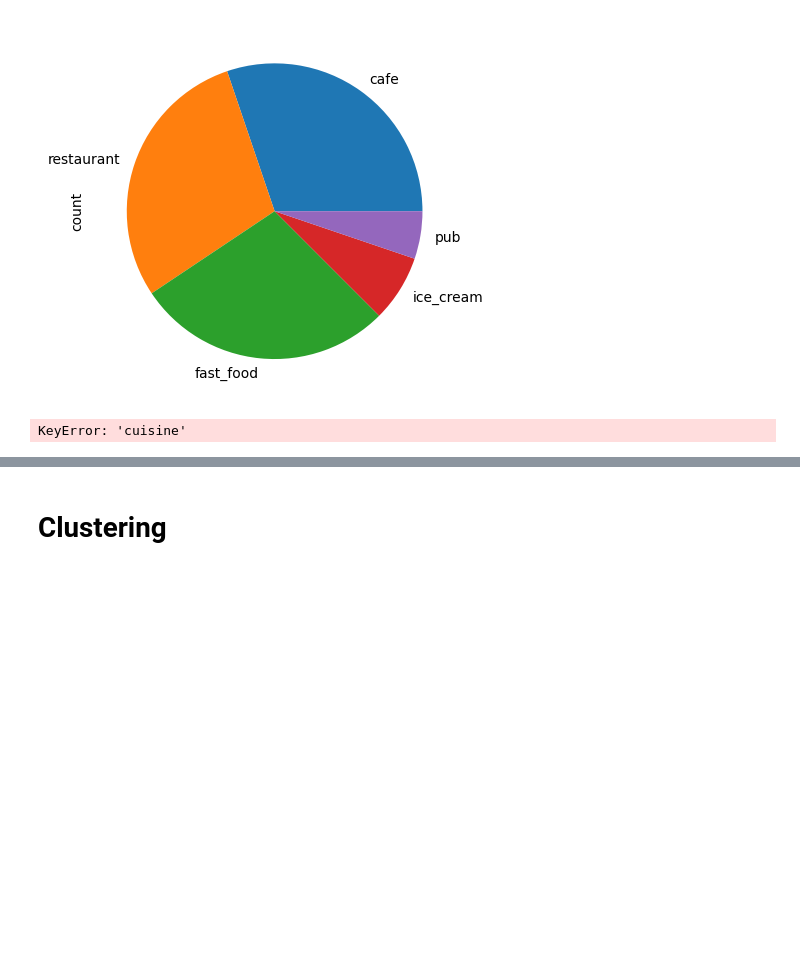
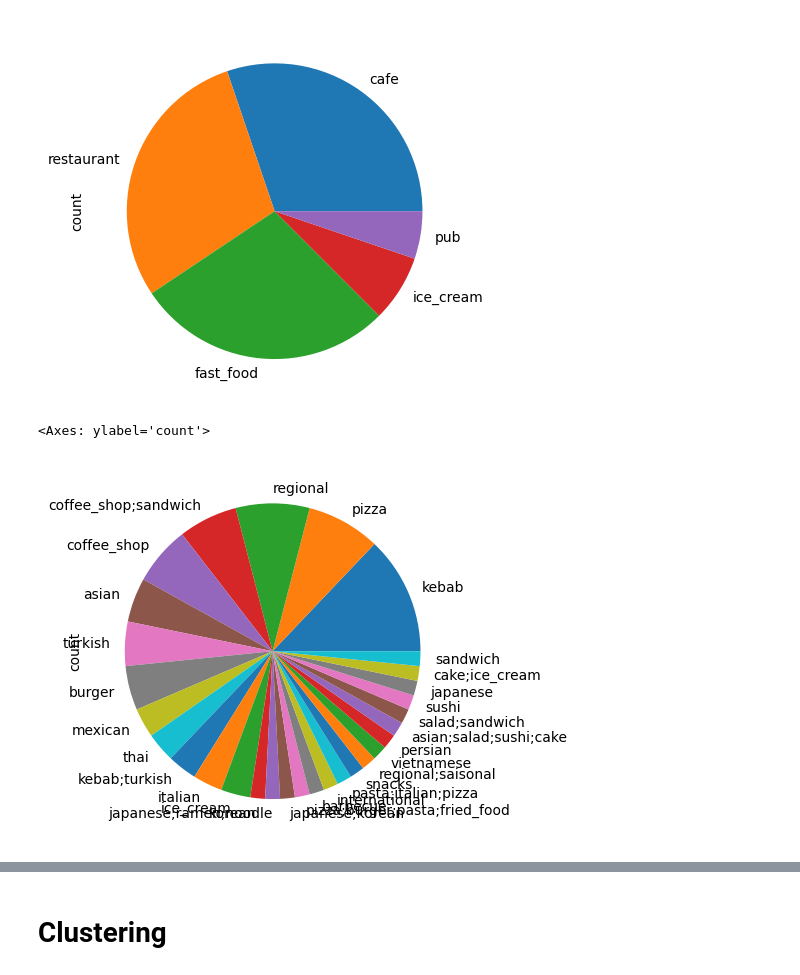
Before and after one commit to MartinDieCooleSocke420/sem1_math_and_stats, a Jupyter notebook: exam.ipynb, the cells around one changed output, grey strips where cells are left out. Cells and saved outputs as stored; diff of their text form; code cells hidden in the pictures; blank space fills up the shorter version.

```diff
--- a/exam.ipynb
+++ b/exam.ipynb
@@ -123,6 +189,7 @@ data["amenity"].value_counts().plot.pie()
 # %%
 # the distribution of cuisine as a pie chart
 
-# data["cuisine"].value_counts().plot.pie()
+data_raw["cuisine"].value_counts().plot.pie()
 # %% [output]
-KeyError: 'cuisine'
+<Axes: ylabel='count'>
+[figure, added]
```
Also changed, not shown: parts of 24 cells of this notebook.
